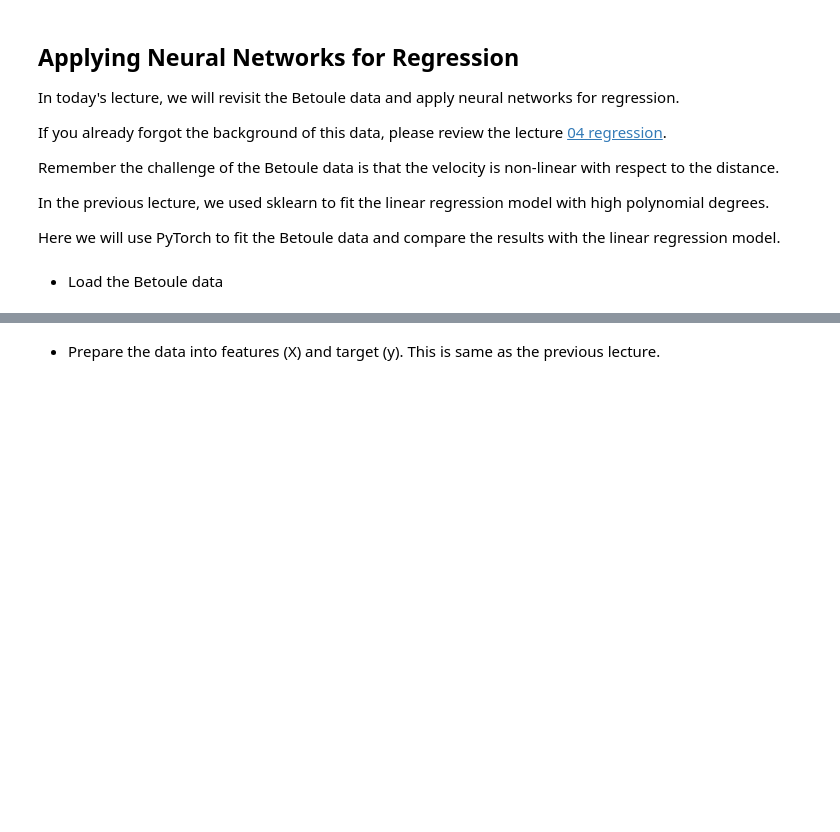
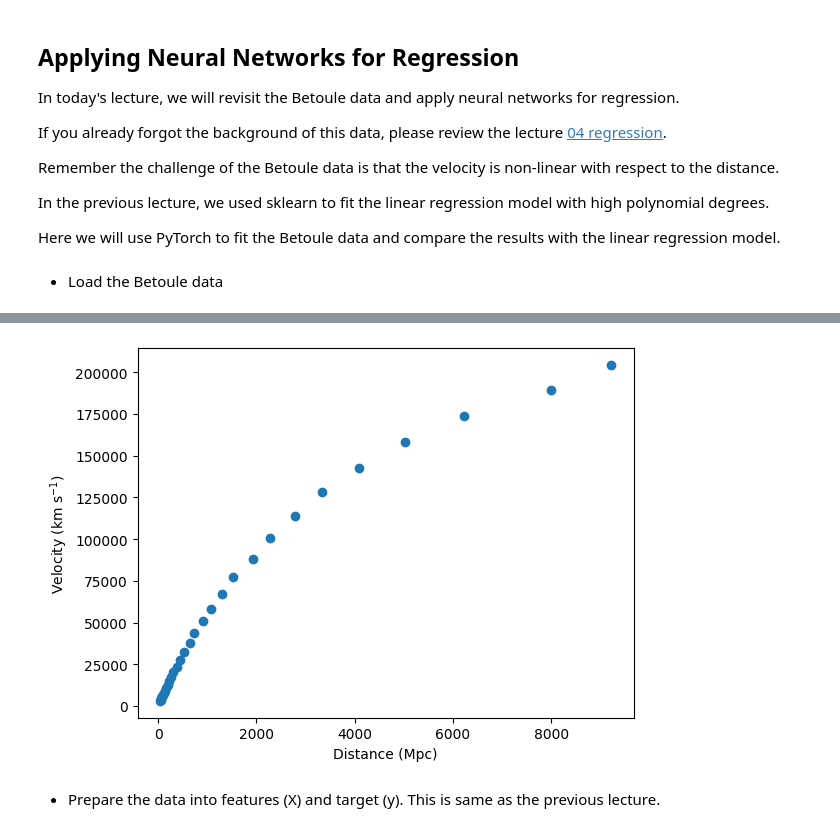
Before and after one commit to zainabalyosha/EPS88_PyEarth, a Jupyter notebook: docs/exercises/09_neural_networks1.ipynb, the cells around one changed output, grey strips where cells are left out. Saved outputs shown, nothing was run; the diff lists cells and outputs as text; code cells hidden in the pictures; blank space fills up the shorter version.

```diff
--- a/docs/exercises/09_neural_networks1.ipynb
+++ b/docs/exercises/09_neural_networks1.ipynb
@@ -161,7 +161,7 @@ betoule_data['distance'] = 10000*(10.**((betoule_data['mu'])/5.))*1e-9
 # %%
 ## Review the data
 plt.figure()
-plt.scatter(
+plt.scatter(betoule_data['distance'],betoule_data['velocity'])
 plt.xlabel('Distance (Mpc)')
 plt.ylabel('Velocity (km s$^{-1}$)')
 plt.show()
@@ -170,3 +169,4 @@ SyntaxError: '(' was never closed (<ipython-input-4-a33faae28047>, line 3)
+[figure, added]
 # %% [markdown]
 - Prepare the data into features (X) and target (y). This is same as the previous lecture.
 # %%
```
Also changed, not shown: parts of 1 cell of this notebook.
